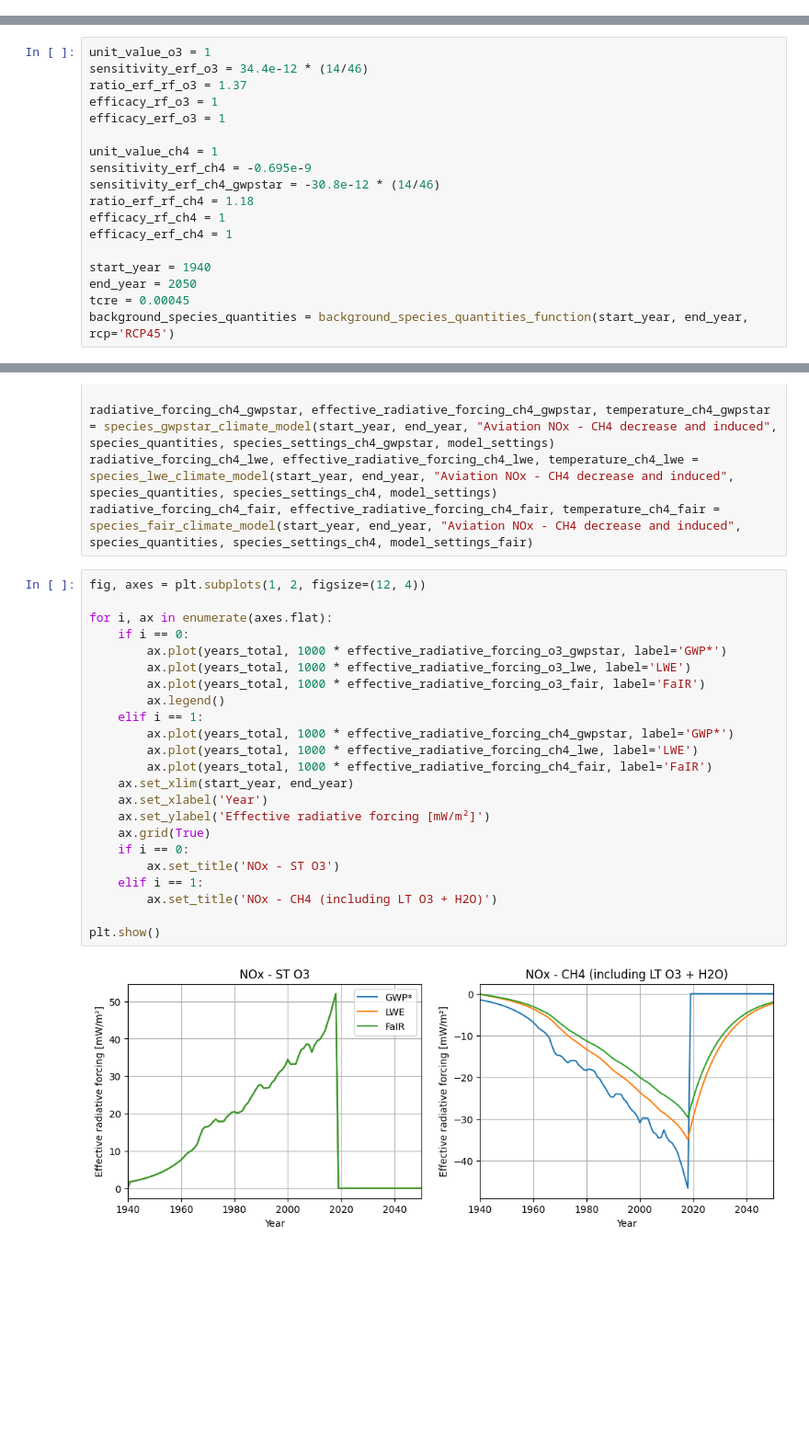
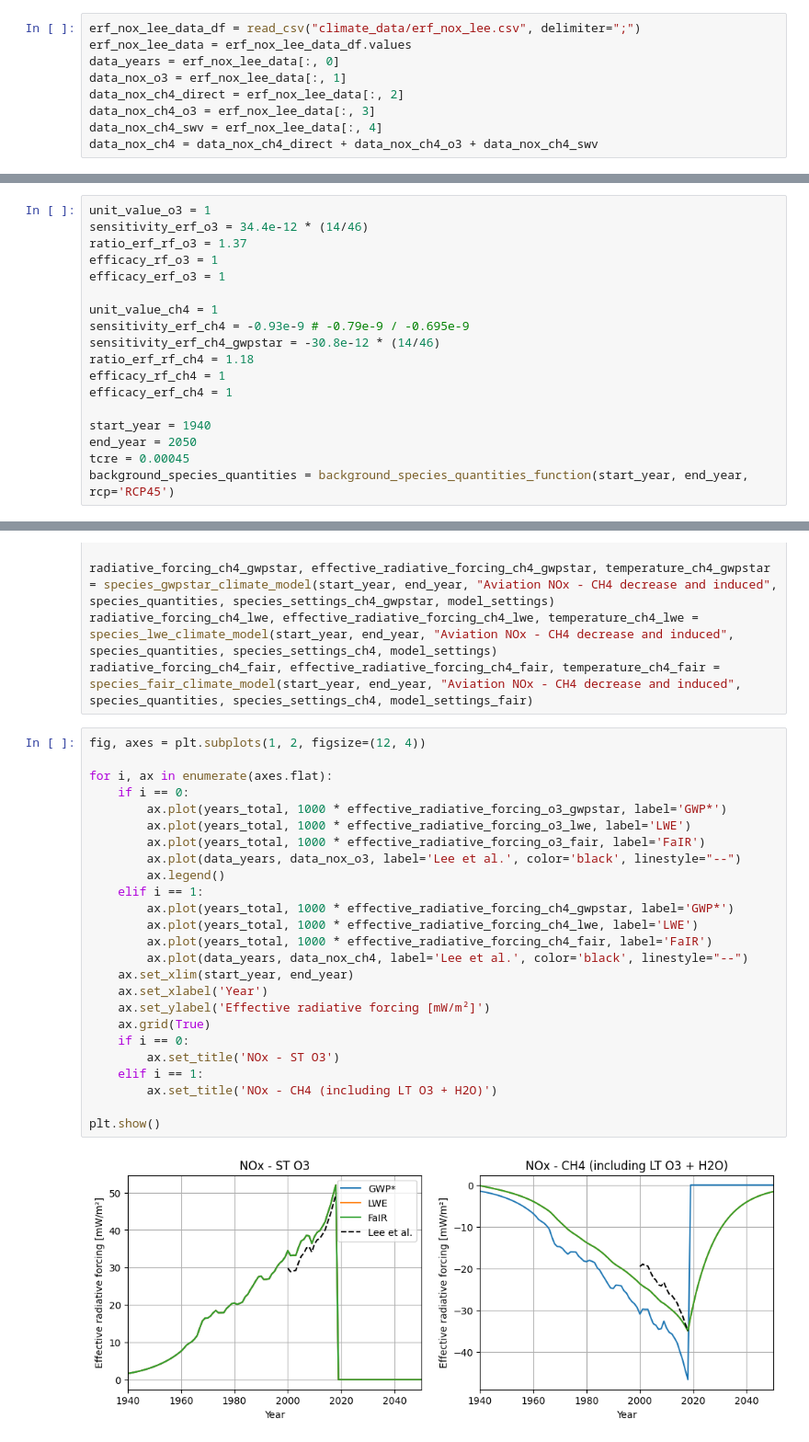
Before and after one commit to AeroMAPS/AeroCM, a Jupyter notebook: validation_NOx.ipynb, the cells around one changed output, grey strips where cells are left out. Shown at 92% size. Drawn from its saved outputs; the diff is of its cells as text; blank space fills up the shorter version.

```diff
--- a/validation_NOx.ipynb
+++ b/validation_NOx.ipynb
@@ -12,6 +12,15 @@ from climate_models.co2_ipcc_climate_model import co2_ipcc_climate_model
 from climate_models.gwpstar_climate_model import species_gwpstar_climate_model
 from climate_models.lwe_climate_model import species_lwe_climate_model
 from climate_models.fair_climate_model import background_species_quantities_function, species_fair_climate_model
+# %%
+erf_nox_lee_data_df = read_csv("climate_data/erf_nox_lee.csv", delimiter=";")
+erf_nox_lee_data = erf_nox_lee_data_df.values
+data_years = erf_nox_lee_data[:, 0]
+data_nox_o3 = erf_nox_lee_data[:, 1]
+data_nox_ch4_direct = erf_nox_lee_data[:, 2]
+data_nox_ch4_o3 = erf_nox_lee_data[:, 3]
+data_nox_ch4_swv = erf_nox_lee_data[:, 4]
+data_nox_ch4 = data_nox_ch4_direct + data_nox_ch4_o3 + data_nox_ch4_swv
 # %% [markdown]
 ## Parameters
 # %%
@@ -22,7 +31,7 @@ efficacy_rf_o3 = 1
 efficacy_erf_o3 = 1
 
 unit_value_ch4 = 1
-sensitivity_erf_ch4 = -0.695e-9
+sensitivity_erf_ch4 = -0.93e-9 # -0.79e-9 / -0.695e-9
 sensitivity_erf_ch4_gwpstar = -30.8e-12 * (14/46)
 ratio_erf_rf_ch4 = 1.18
 efficacy_rf_ch4 = 1
@@ -71,28 +80,30 @@ radiative_forcing_ch4_fair, effective_radiative_forcing_ch4_fair, temperature_ch
 # %%
 fig, axes = plt.subplots(1, 2, figsize=(12, 4))
 
 for i, ax in enumerate(axes.flat):
     if i == 0:
         ax.plot(years_total, 1000 * effective_radiative_forcing_o3_gwpstar, label='GWP*')
         ax.plot(years_total, 1000 * effective_radiative_forcing_o3_lwe, label='LWE')
         ax.plot(years_total, 1000 * effective_radiative_forcing_o3_fair, label='FaIR')
+        ax.plot(data_years, data_nox_o3, label='Lee et al.', color='black', linestyle="--")
         ax.legend()
     elif i == 1:
         ax.plot(years_total, 1000 * effective_radiative_forcing_ch4_gwpstar, label='GWP*')
         ax.plot(years_total, 1000 * effective_radiative_forcing_ch4_lwe, label='LWE')
         ax.plot(years_total, 1000 * effective_radiative_forcing_ch4_fair, label='FaIR')
+        ax.plot(data_years, data_nox_ch4, label='Lee et al.', color='black', linestyle="--")
     ax.set_xlim(start_year, end_year)
     ax.set_xlabel('Year')
     ax.set_ylabel('Effective radiative forcing [mW/m²]')
     ax.grid(True)
     if i == 0:
         ax.set_title('NOx - ST O3')
     elif i == 1:
         ax.set_title('NOx - CH4 (including LT O3 + H2O)')
 
 plt.show()
 # %% [output]
-[figure, old version]
+[figure, new version]
 # %%
 fig, axes = plt.subplots(1, 2, figsize=(12, 4))
 
```
Also changed, not shown: parts of 5 cells of this notebook, 6 other files.
